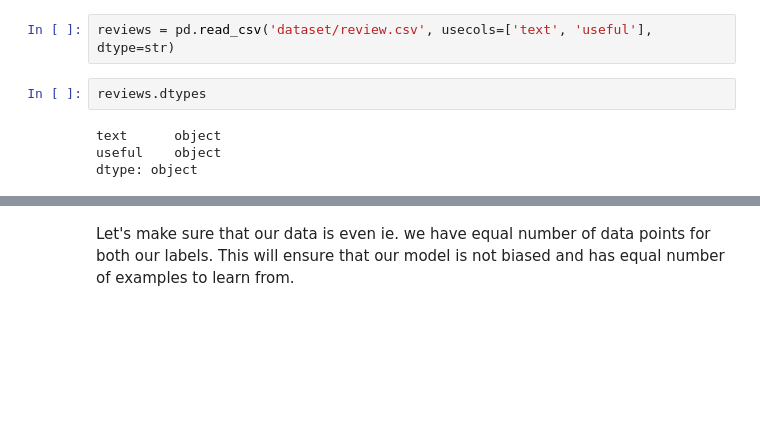
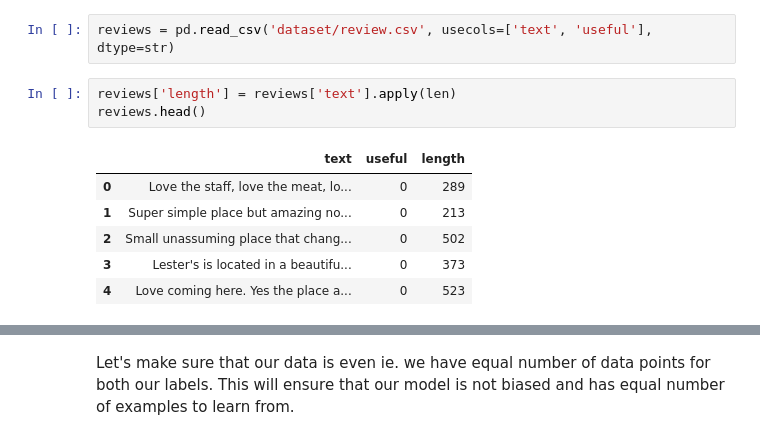
Before and after one commit to arumoy-shome/syde522, a Jupyter notebook: exploration.ipynb, the cells around one changed output, grey strips where cells are left out. Saved outputs shown, nothing was run; the diff lists cells and outputs as text; blank space fills up the shorter version.

```diff
--- a/exploration.ipynb
+++ b/exploration.ipynb
@@ -181,10 +181,14 @@ from sklearn.naive_bayes import MultinomialNB
 from sklearn import metrics
 # %%
 reviews = pd.read_csv('dataset/review.csv', usecols=['text', 'useful'], dtype=str)
-# %%
-reviews.dtypes
-# %% [output]
-text      object
-useful    object
-dtype: object
+# %%
+reviews['length'] = reviews['text'].apply(len)
+reviews.head()
+# %% [output]
+|  | text | useful | length |
+| 0 | Love the staff, love the meat, lo... | 0 | 289 |
+| 1 | Super simple place but amazing no... | 0 | 213 |
+| 2 | Small unassuming place that chang... | 0 | 502 |
+| 3 | Lester's is located in a beautifu... | 0 | 373 |
+| 4 | Love coming here. Yes the place a... | 0 | 523 |
 # %%
```
Also changed, not shown: parts of 11 cells of this notebook.
